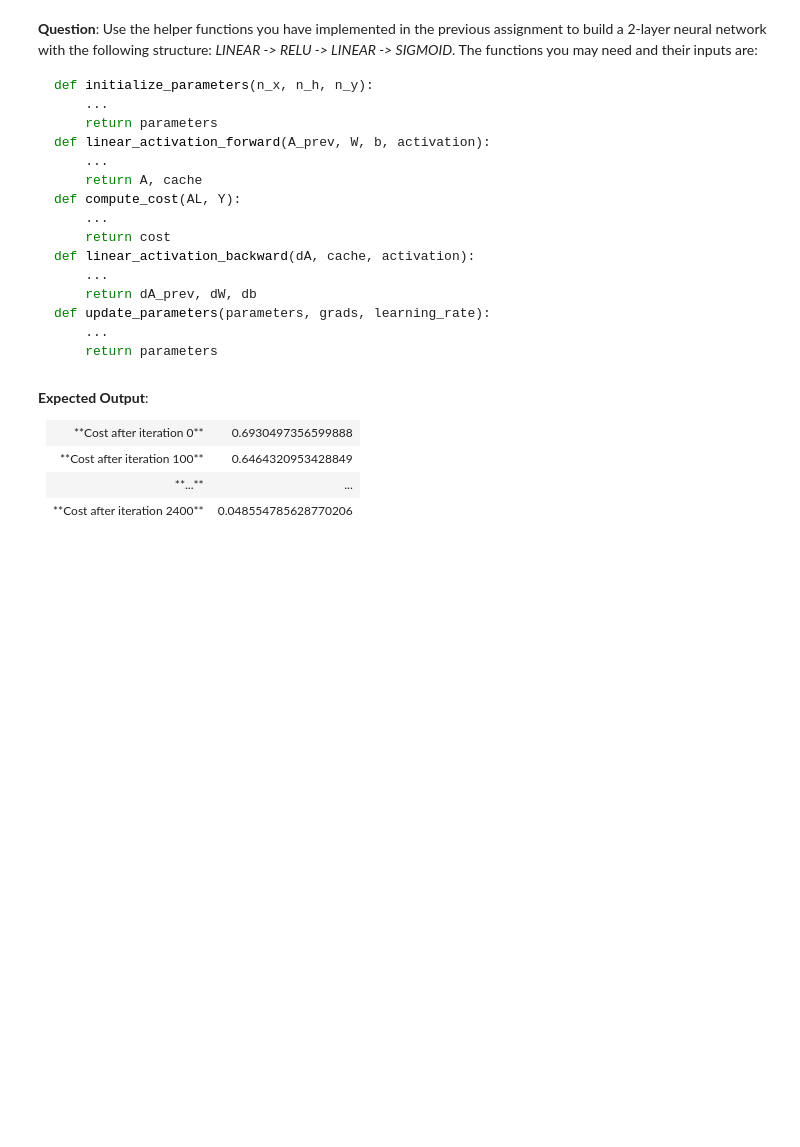
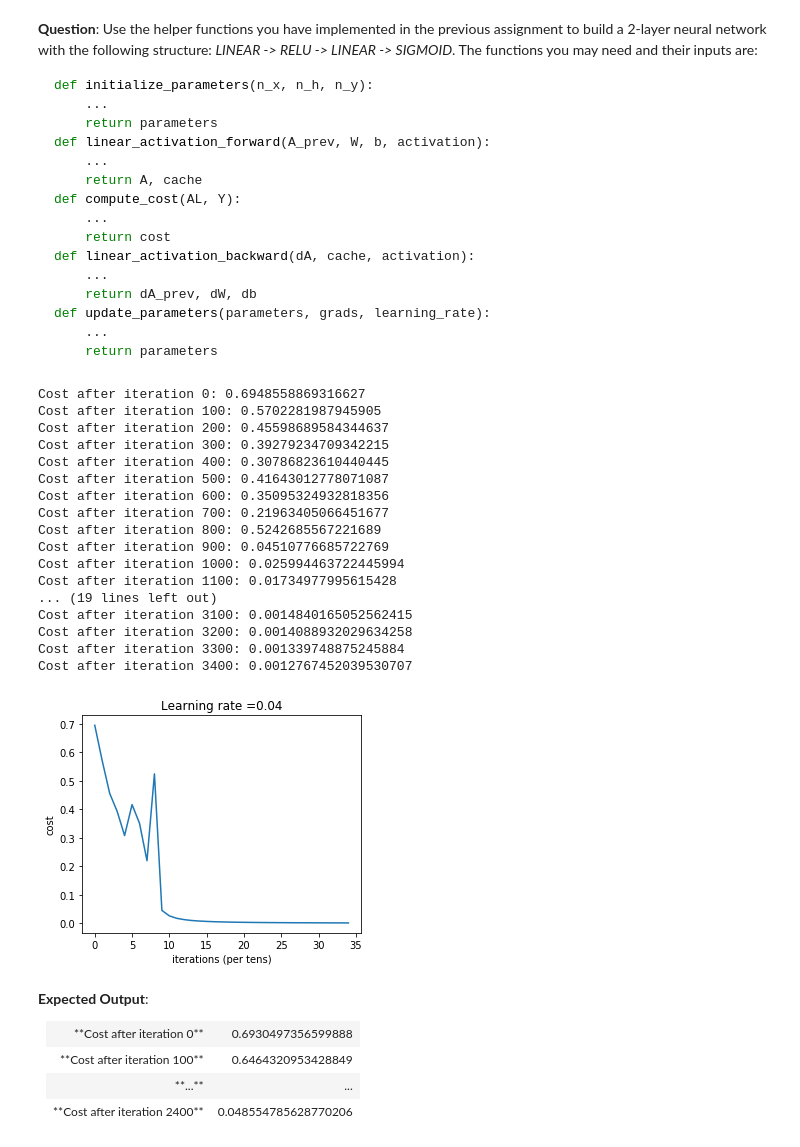
Before and after one commit to satya-umd/CMSC498L_HW2, a Jupyter notebook: hw2.ipynb, the cells around one changed output. Drawn from its saved outputs; the diff is of its cells as text; code cells hidden in the pictures; blank space fills up the shorter version.

```diff
--- a/hw2.ipynb
+++ b/hw2.ipynb
@@ -912,7 +927,26 @@ def two_layer_model(X, Y, layers_dims, learning_rate = 0.0075, num_iterations =
 
     return parameters
 # %%
-parameters = two_layer_model(train_x, train_y, layers_dims = (n_x, n_h, n_y), num_iterations = 2500, print_cost=True)
+parameters = two_layer_model(train_x, train_y, layers_dims = (n_x, n_h, n_y), learning_rate = 0.04, num_iterations = 3500, print_cost=True)
+# %% [output]
+Cost after iteration 0: 0.6948558869316627
+Cost after iteration 100: 0.5702281987945905
+Cost after iteration 200: 0.45598689584344637
+Cost after iteration 300: 0.39279234709342215
+Cost after iteration 400: 0.30786823610440445
+Cost after iteration 500: 0.41643012778071087
+Cost after iteration 600: 0.35095324932818356
+Cost after iteration 700: 0.21963405066451677
+Cost after iteration 800: 0.5242685567221689
+Cost after iteration 900: 0.04510776685722769
+Cost after iteration 1000: 0.025994463722445994
+Cost after iteration 1100: 0.01734977995615428
+... (19 lines left out)
+Cost after iteration 3100: 0.0014840165052562415
+Cost after iteration 3200: 0.0014088932029634258
+Cost after iteration 3300: 0.001339748875245884
+Cost after iteration 3400: 0.0012767452039530707
+[figure, added]
 # %% [markdown]
 **Expected Output**:
 <table>
```
Also changed, not shown: parts of 15 cells of this notebook.
